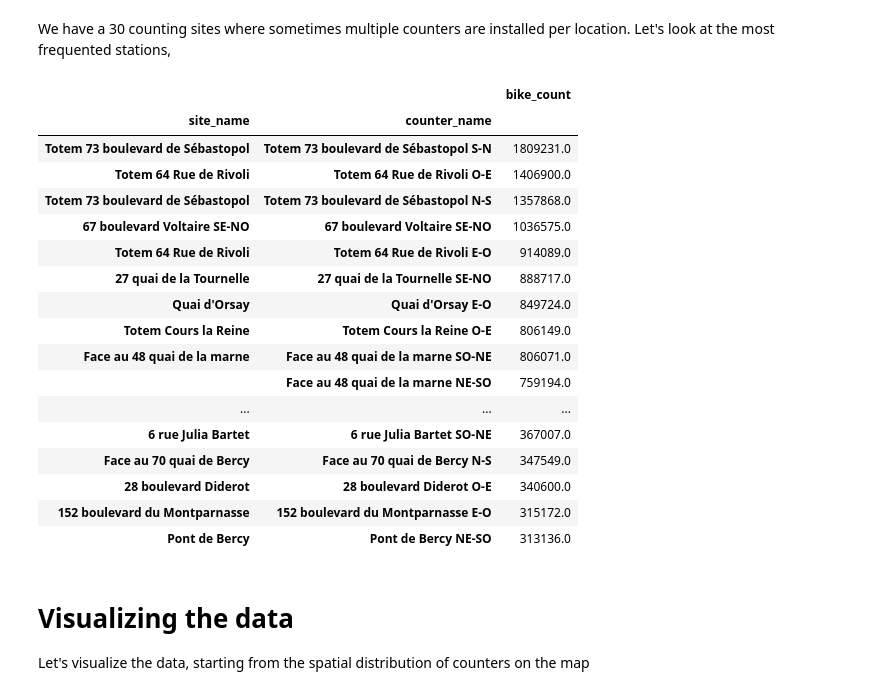
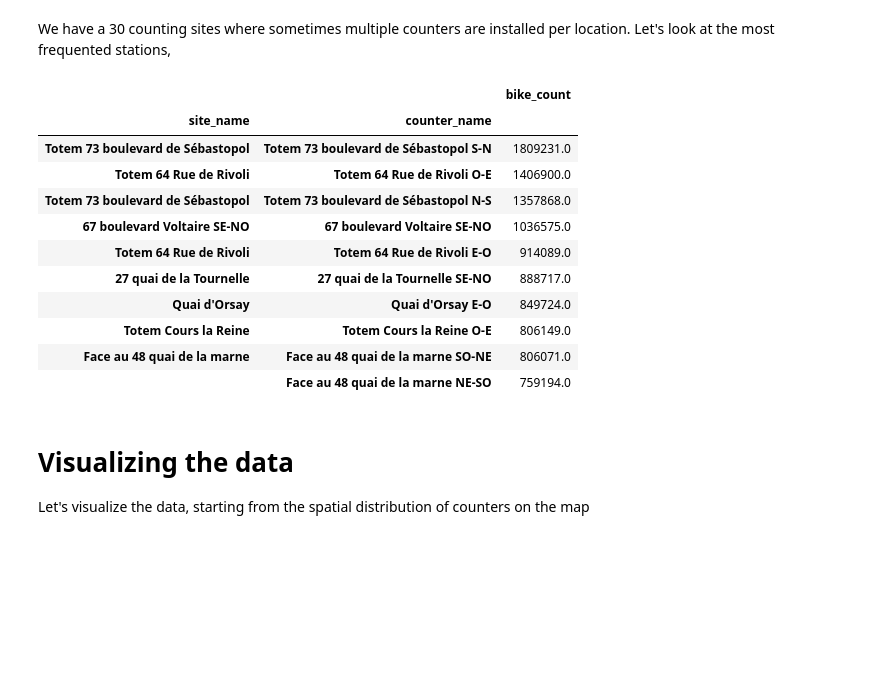
Before and after one commit to cedotorpedo/bike-prediction-project, a Jupyter notebook: model2 XGBoost.ipynb, the cells around one changed output. Saved outputs shown, nothing was run; the diff lists cells and outputs as text; code cells hidden in the pictures; blank space fills up the shorter version.

```diff
--- a/model2 XGBoost.ipynb
+++ b/model2 XGBoost.ipynb
@@ -108,26 +108,20 @@ We have a 30 counting sites where sometimes multiple counters are installed per
 # %%
 data.groupby(["site_name", "counter_name"])["bike_count"].sum().sort_values(
     ascending=False
-).head(35).to_frame()
+).head(10).to_frame()
 # %% [output]
 |  |  | bike_count |
 | site_name | counter_name |  |
 | Totem 73 boulevard de Sébastopol | Totem 73 boulevard de Sébastopol S-N | 1809231.0 |
 | Totem 64 Rue de Rivoli | Totem 64 Rue de Rivoli O-E | 1406900.0 |
 | Totem 73 boulevard de Sébastopol | Totem 73 boulevard de Sébastopol N-S | 1357868.0 |
 | 67 boulevard Voltaire SE-NO | 67 boulevard Voltaire SE-NO | 1036575.0 |
 | Totem 64 Rue de Rivoli | Totem 64 Rue de Rivoli E-O | 914089.0 |
 | 27 quai de la Tournelle | 27 quai de la Tournelle SE-NO | 888717.0 |
 | Quai d'Orsay | Quai d'Orsay E-O | 849724.0 |
 | Totem Cours la Reine | Totem Cours la Reine O-E | 806149.0 |
 | Face au 48 quai de la marne | Face au 48 quai de la marne SO-NE | 806071.0 |
 |  | Face au 48 quai de la marne NE-SO | 759194.0 |
-| ... | ... | ... |
-| 6 rue Julia Bartet | 6 rue Julia Bartet SO-NE | 367007.0 |
-| Face au 70 quai de Bercy | Face au 70 quai de Bercy N-S | 347549.0 |
-| 28 boulevard Diderot | 28 boulevard Diderot O-E | 340600.0 |
-| 152 boulevard du Montparnasse | 152 boulevard du Montparnasse E-O | 315172.0 |
-| Pont de Bercy | Pont de Bercy NE-SO | 313136.0 |
 # %% [markdown]
 # Visualizing the data
 
```
Also changed, not shown: parts of 23 cells of this notebook, 9 other files.
